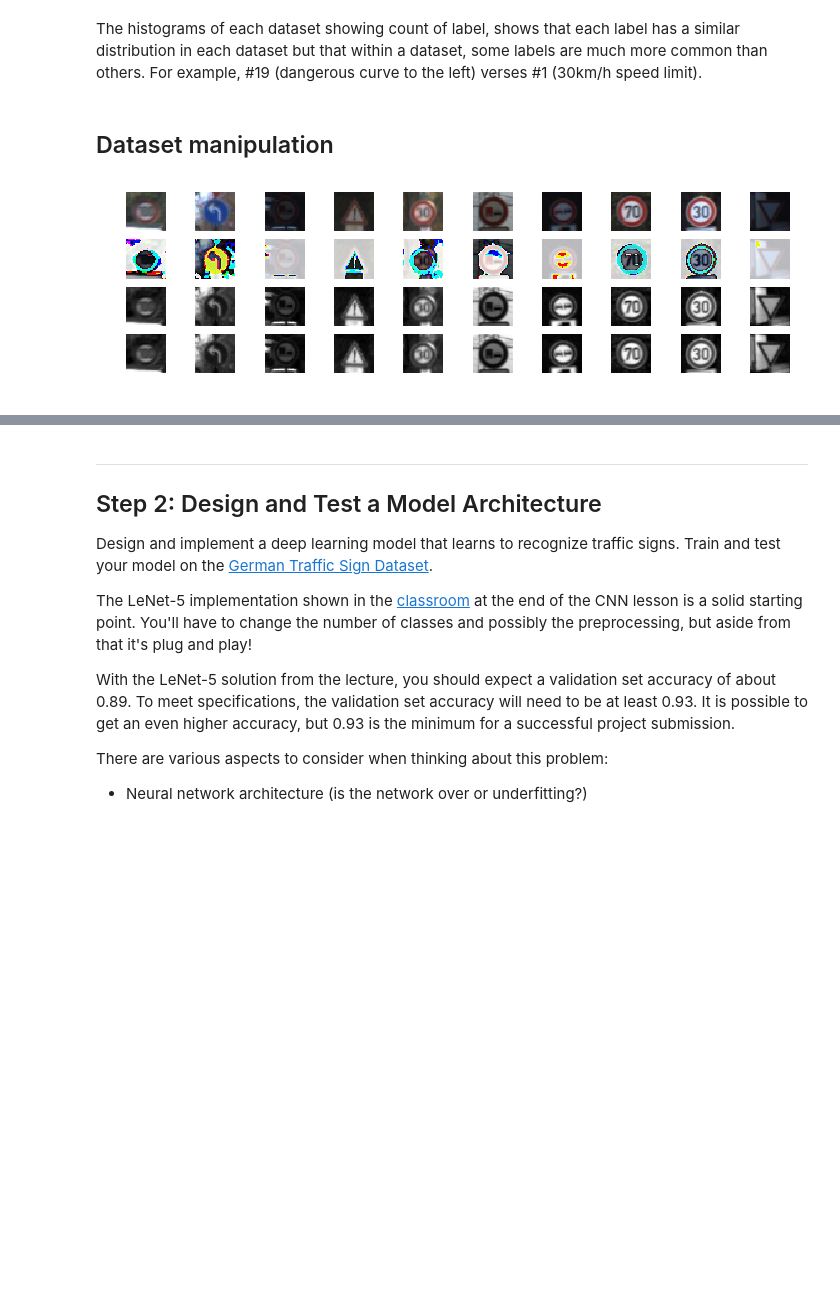
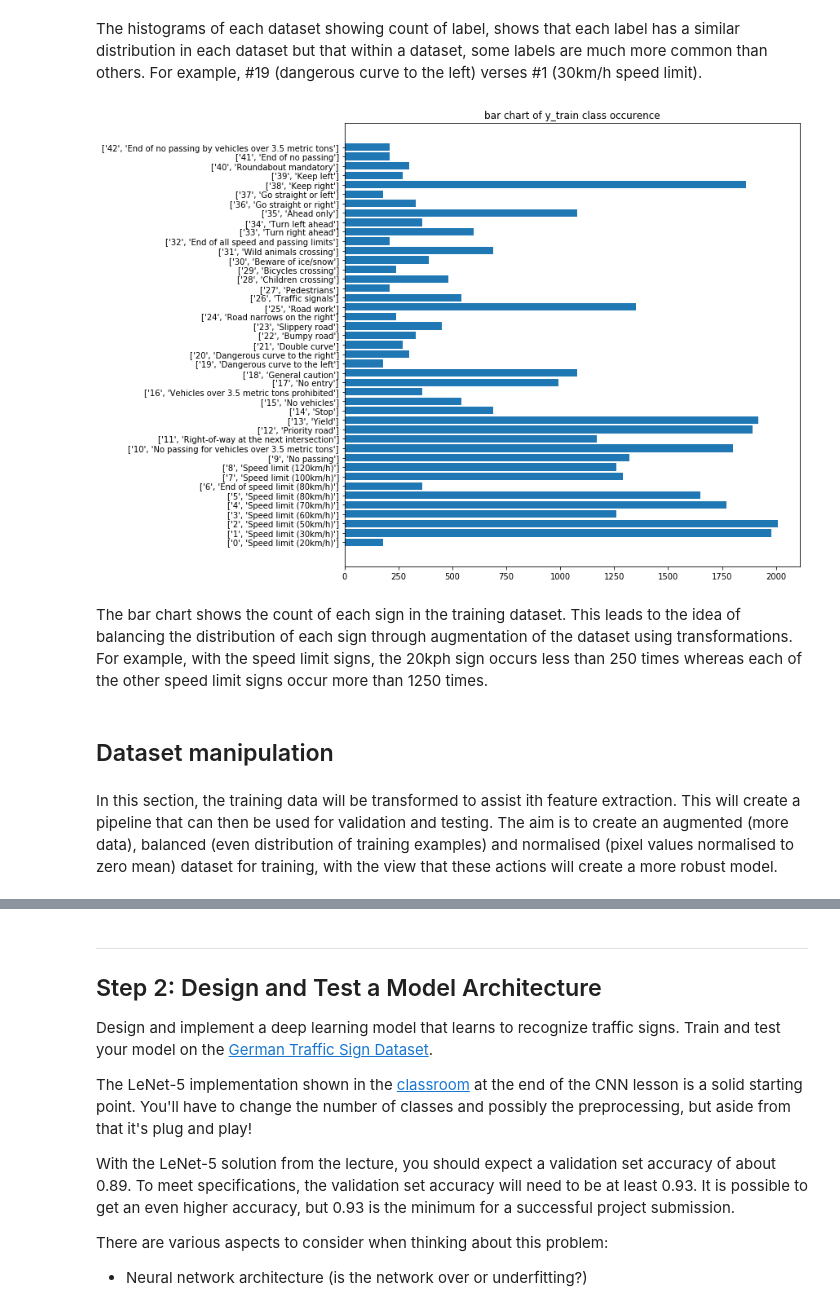
Before and after one commit to escolmebartlebooth/usdc-t1-p2-trafficsigns, a Jupyter notebook: Traffic_Sign_Classifier.ipynb, the cells around one changed output, grey strips where cells are left out. Cells and saved outputs as stored; diff of their text form; code cells hidden in the pictures; blank space fills up the shorter version.

```diff
--- a/Traffic_Sign_Classifier.ipynb
+++ b/Traffic_Sign_Classifier.ipynb
@@ -98,3 +98,9 @@ The [Matplotlib](http://matplotlib.org/) [examples](http://matplotlib.org/exampl
 import matplotlib.pyplot as plt
 # Visualizations will be shown in the notebook.
 %matplotlib inline
+# %%
+# take in the signames csv to augment the vizualisation
+import csv
+with open("signnames.csv",'r') as f:
+    signnames = list(csv.reader(f))
+signnames[1]
@@ -117,2 +121,17 @@ import random
+# %%
+# show the class counts for training data
+class_counts = np.unique(y_train, return_counts=True)
+fig, ax = plt.subplots(figsize=(10,10))
+ax.set_title("bar chart of y_train class occurence")
+ax.barh(class_counts[0],class_counts[1])
+ax.set_yticks(np.arange(len(class_counts[0])))
+ax.set_yticklabels(signnames[1:])
+plt.show()
+# %% [output]
+[figure, added]
+# %% [markdown]
+The bar chart shows the count of each sign in the training dataset. This leads to the idea of balancing the distribution of each sign through augmentation of the dataset using transformations. For example, with the speed limit signs, the 20kph sign occurs less than 250 times whereas each of the other speed limit signs occur more than 1250 times.
 # %% [markdown]
 ## Dataset manipulation
+# %% [markdown]
+In this section, the training data will be transformed to assist ith feature extraction. This will create a pipeline that can then be used for validation and testing. The aim is to create an augmented (more data), balanced (even distribution of training examples) and normalised (pixel values normalised to zero mean) dataset for training, with the view that these actions will create a more robust model.
@@ -127,23 +152,3 @@ def img_normalise(data):
 
 # create a normalised data set
 X_train_norm = img_normalise(X_train)
-# %%
-# create normalised data set and show images
-fig = plt.figure(figsize=(11,3), dpi=80)
-plt.title('comparing base image to noralised, grayscale and grayscaled normalised')
-for i in range(10):
-    index = random.randint(0,X_train_norm.shape[0])
-    plt.subplot(4,10,i+1)
-    plt.axis('off')
-    plt.imshow(X_train[index])
-    plt.subplot(4,10,10+i+1)
-    plt.axis('off')
-    plt.imshow(X_train_norm[index])
-    plt.subplot(4,10,20+i+1)
-    plt.axis('off')
-    plt.imshow(skimage.color.rgb2grey(X_train[index]),cmap='gray')
-    plt.subplot(4,10,30+i+1)
-    plt.axis('off')
-    plt.imshow(skimage.color.rgb2grey(X_train_norm[index]),cmap='gray')
-# %% [output]
-[figure, removed]
```
Also changed, not shown: parts of 15 cells of this notebook.
